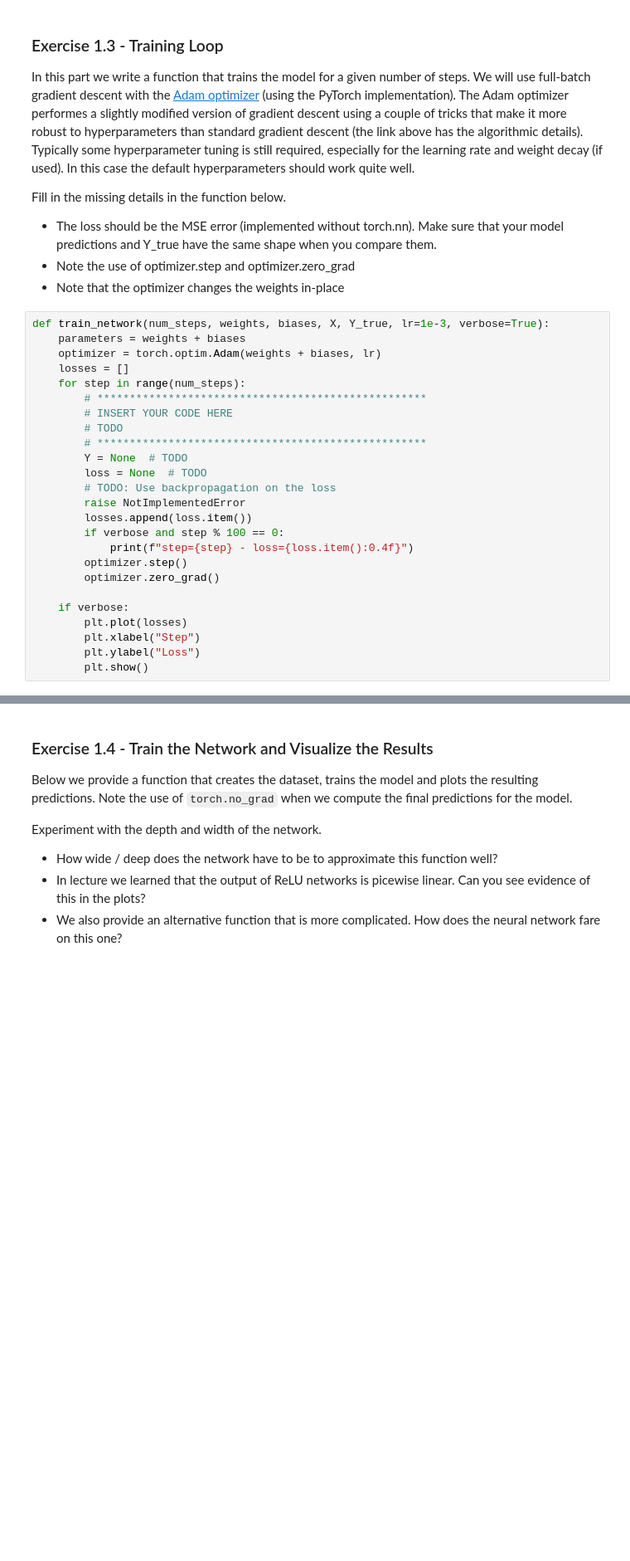
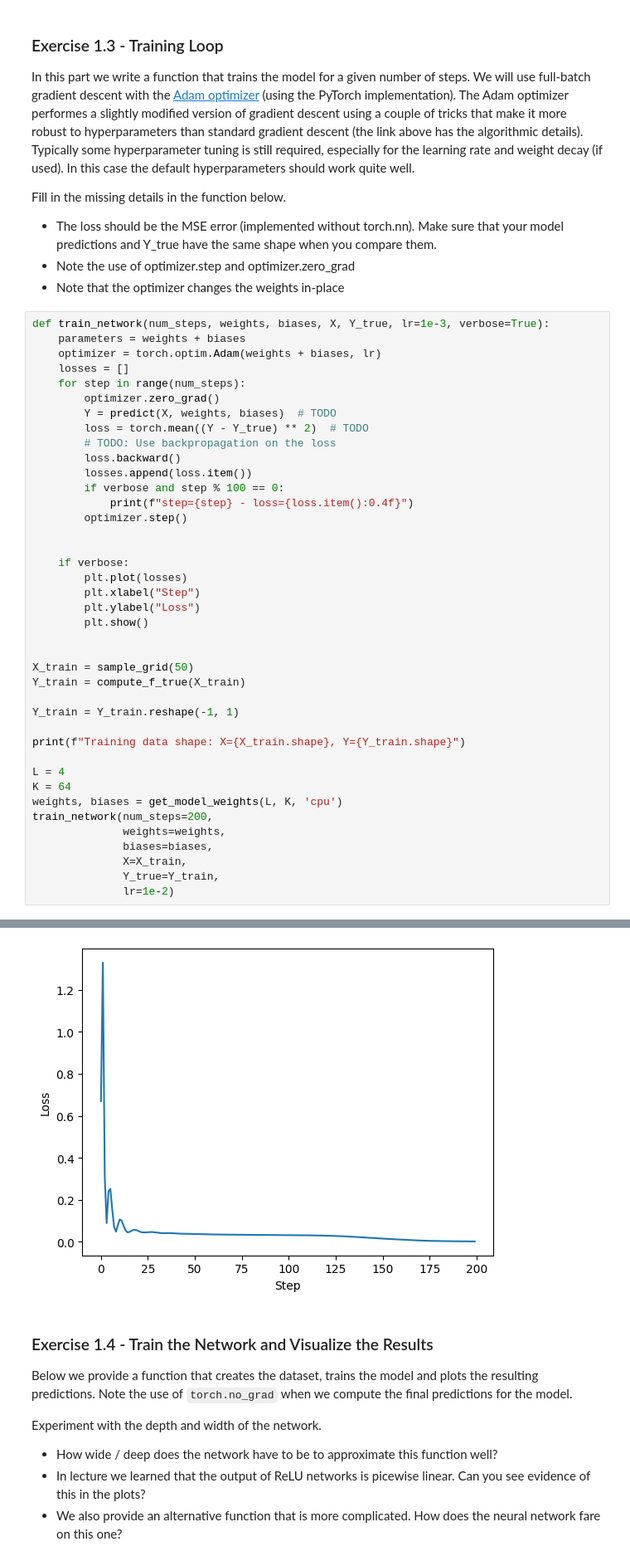
Before and after one commit to FarukZahiragic/ML_course, a Jupyter notebook: labs/ex07/template/ex07.ipynb, the cells around one changed output, grey strips where cells are left out. Shown at 83% size. Cells and saved outputs as stored; diff of their text form; blank space fills up the shorter version.

```diff
--- a/labs/ex07/template/ex07.ipynb
+++ b/labs/ex07/template/ex07.ipynb
@@ -195,22 +195,38 @@ def train_network(num_steps, weights, biases, X, Y_true, lr=1e-3, verbose=True):
     optimizer = torch.optim.Adam(weights + biases, lr)
     losses = []
     for step in range(num_steps):
-        # ***************************************************
-        # INSERT YOUR CODE HERE
-        # TODO
-        # ***************************************************
-        Y = None  # TODO
-        loss = None  # TODO
+        optimizer.zero_grad()
+        Y = predict(X, weights, biases)  # TODO
+        loss = torch.mean((Y - Y_true) ** 2)  # TODO
         # TODO: Use backpropagation on the loss
-        raise NotImplementedError
+        loss.backward()
         losses.append(loss.item())
         if verbose and step % 100 == 0:
             print(f"step={step} - loss={loss.item():0.4f}")
         optimizer.step()
-        optimizer.zero_grad()
+
 
     if verbose:
         plt.plot(losses)
         plt.xlabel("Step")
         plt.ylabel("Loss")
         plt.show()
+
+
+X_train = sample_grid(50)
+Y_train = compute_f_true(X_train)
+
+Y_train = Y_train.reshape(-1, 1)
+
+print(f"Training data shape: X={X_train.shape}, Y={Y_train.shape}")
+
+L = 4
+K = 64
+weights, biases = get_model_weights(L, K, 'cpu')
+train_network(num_steps=200,
+              weights=weights,
+              biases=biases,
+              X=X_train,
+              Y_true=Y_train,
+              lr=1e-2)
+# %% [output]
@@ -217,3 +236,4 @@ def train_network(num_steps, weights, biases, X, Y_true, lr=1e-3, verbose=True):
+[figure, added]
 # %% [markdown]
 ### Exercise 1.4 - Train the Network and Visualize the Results
 Below we provide a function that creates the dataset, trains the model and plots the resulting predictions. Note the use of `torch.no_grad` when we compute the final predictions for the model.
```
Also changed, not shown: parts of 2 cells of this notebook.
